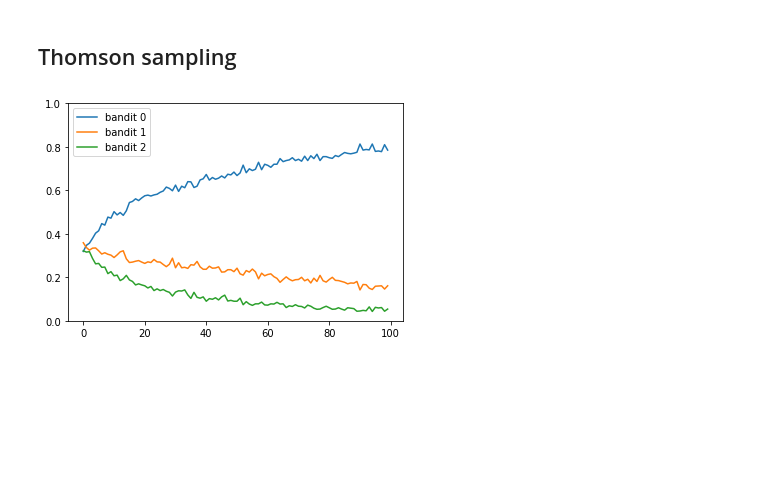
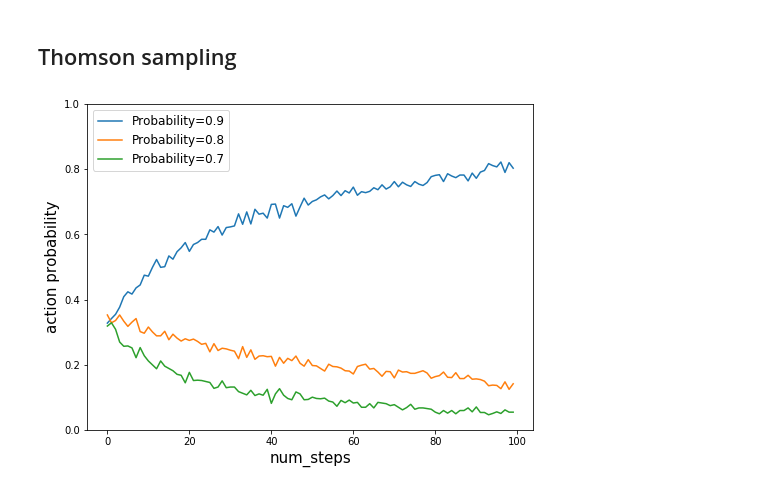
Before and after one commit to junbopark/math, a Jupyter notebook: thomson-sampling-simulation.ipynb, the cells around one changed output. Cells and saved outputs as stored; diff of their text form; code cells hidden in the pictures; blank space fills up the shorter version.

```diff
--- a/thomson-sampling-simulation.ipynb
+++ b/thomson-sampling-simulation.ipynb
@@ -16,7 +16,7 @@ x = np.linspace(0, 1, 201)
 
 plt.figure(figsize=(8,8))
 for i, (alpha, beta) in enumerate ([(4, 2), (3, 3), (2, 4)]):
-    plt.plot(x, p(alpha, beta, x), label="Bandit {}: won={}, lost={}".format(i, alpha, beta))
+    plt.plot(x, prob_dist(alpha, beta, x), label="Bandit {}: won={}, lost={}".format(i, alpha, beta))
 plt.legend(loc="upper right", fontsize=12)
 plt.xlabel("Win Probability", fontsize=15)
 plt.ylabel("Certainty of win-probability", fontsize=15)
@@ -87,10 +87,12 @@ for run_idx in range(NUM_TRIAL):
     avg_action_probability_history = (run_idx * avg_action_probability_history + action_probability_history) \
         / (1 + run_idx)
 # %%
-plt.figure()
+plt.figure(figsize=(8,6))
 for i in range(3):
-    plt.plot(avg_action_probability_history[:,i], label="bandit {}".format(i))
+    plt.plot(avg_action_probability_history[:,i], label="Probability={}".format(thetas[i]))
 plt.ylim((0,1))
-plt.legend()
+plt.legend(fontsize=12)
+plt.xlabel('num_steps', fontsize=15)
+plt.ylabel('action probability', fontsize=15)
 plt.show()
 # %% [output]
@@ -145,11 +147,13 @@ for run_idx in range(NUM_TRIAL):
     avg_action_probability_history = (run_idx * avg_action_probability_history + action_probability_history) \
         / (1 + run_idx)
 # %%
-plt.figure()
+plt.figure(figsize=(8,6))
 for i in range(3):
-    plt.plot(avg_action_probability_history[:,i], label="bandit {}".format(i))
+    plt.plot(avg_action_probability_history[:,i], label="Probability={}".format(thetas[i]))
 plt.ylim((0,1))
-plt.legend()
+plt.legend(fontsize=12)
+plt.xlabel('num_steps', fontsize=15)
+plt.ylabel('action probability', fontsize=15)
 plt.show()
 # %% [output]
-[figure, old version]
+[figure, new version]
```
Also changed, not shown: parts of 1 cell of this notebook, 1 other file.
